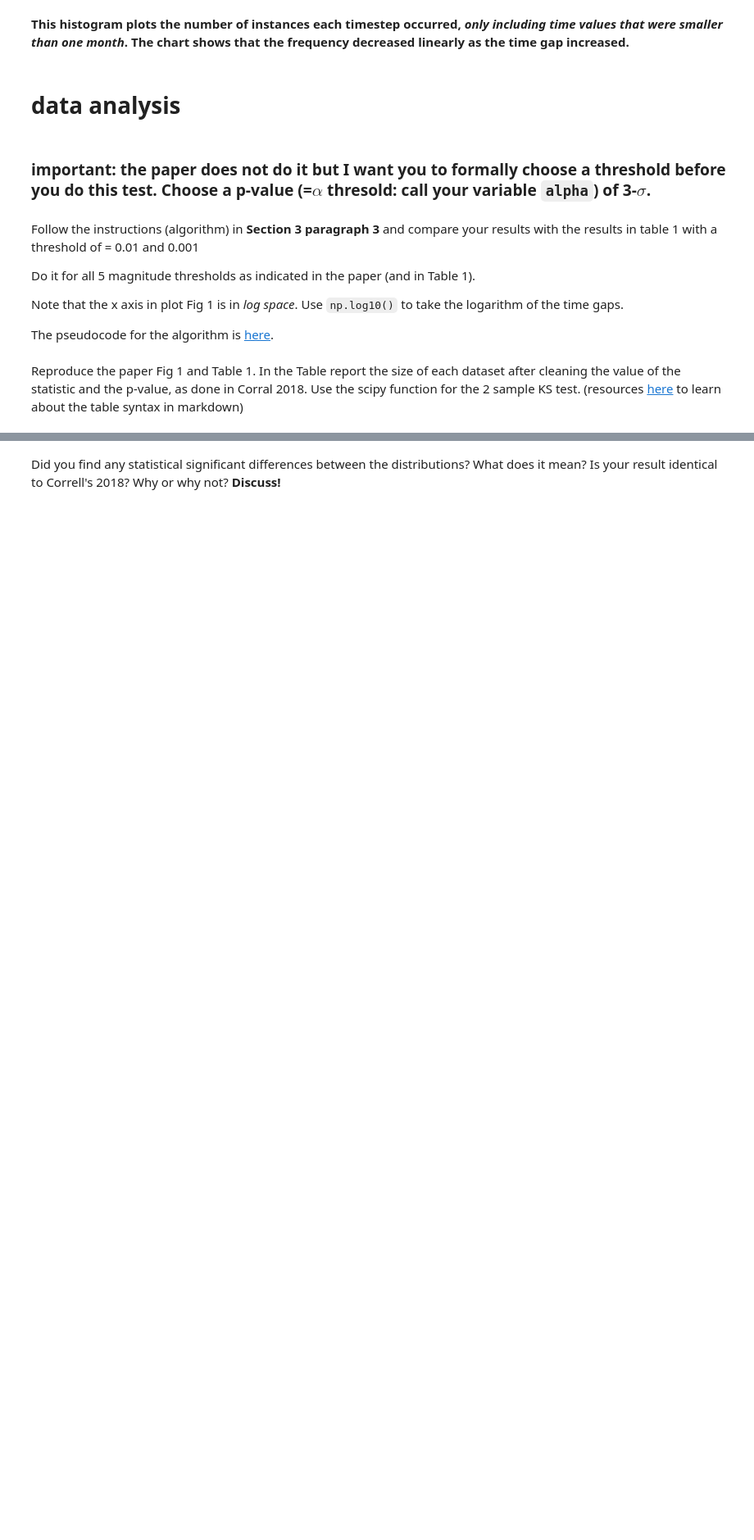
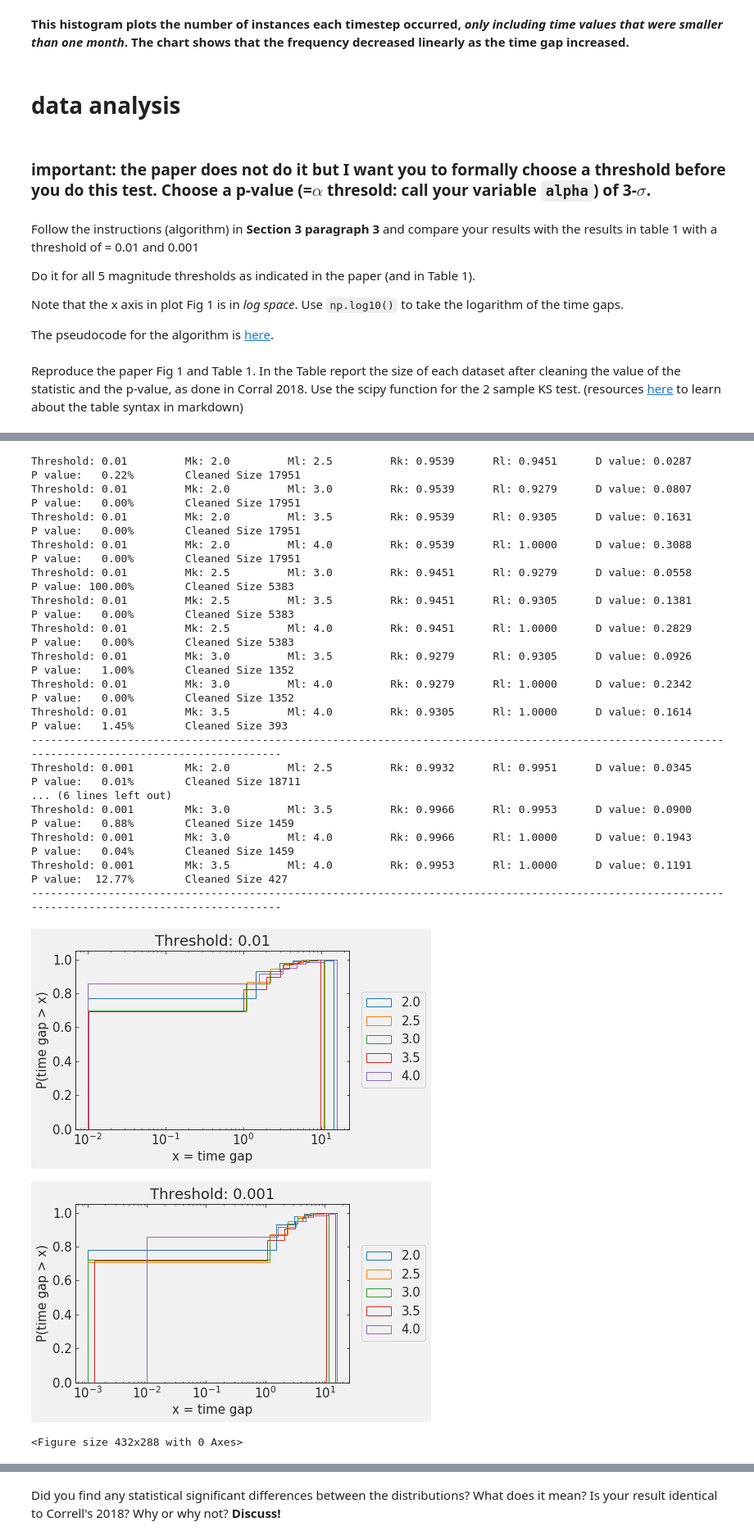
Before and after one commit to DesiPilla/DSPS_dPilla, a Jupyter notebook: HW3/KS_earthquakes.ipynb, the cells around one changed output, grey strips where cells are left out. Shown at 82% size. Cells and saved outputs as stored; diff of their text form; code cells hidden in the pictures; blank space fills up the shorter version.

```diff
--- a/HW3/KS_earthquakes.ipynb
+++ b/HW3/KS_earthquakes.ipynb
@@ -363,28 +363,30 @@ rks = []
 rls = []
 ds = []
 ps = []
+xmks = []
+sizes = []
 
 for threshold in [0.01, 0.001]:
   for mk in [2.0, 2.5, 3.0, 3.5, 4.0]:
+
+
+    x_Mk = data[data['magnitude'] >= mk ]
+    for i in range(2):
+        Rk = 1 / x_Mk['gaps'].mean()
+        x_Mk = x_Mk[x_Mk['gaps']*Rk > threshold]
+        x_Mk['gaps'] = x_Mk['gaps']*Rk
+
     for ml in [2.0, 2.5, 3.0, 3.5, 4.0]:
       if mk >= ml:
         continue
 
-      x_Mk = data[data['magnitude'] >= mk ]
       x_Ml = data[data['magnitude'] >= ml ]
-
-
-      for i in range(1):
-        Rk = 1 / x_Mk['gaps'].mean()
-        x_Mk = x_Mk[x_Mk['gaps']*Rk > threshold]
-        x_Mk['gaps'] = x_Mk['gaps']*Rk
-
+      for i in range(2):
         Rl = 1 / x_Ml['gaps'].mean()
         x_Ml = x_Ml[x_Ml['gaps']*Rl > threshold]
         x_Ml['gaps'] = x_Ml['gaps']*Rl
 
-
-      d, p = sp.stats.ks_2samp(x_Mk['gaps'], x_Ml['gaps'])
+      d, p = sp.stats.ks_2samp(x_Mk['gaps'], x_Ml['gaps'], mode='auto')
       if mk < ml:
         stat = "D value"
 
@@ -398,11 +400,26 @@ for threshold in [0.01, 0.001]:
       rls += [round(Rl, 4)]
       ds += [round(d, 4)]
       ps += [round(p*100, 4)]
+      sizes += [len(x_Mk)]
 
 
-      #print("Threshold:", threshold, "\tMk:", mk, "\tMl:", ml, "\tRk", '%.4f' % (Rk), "\tRl", '%.4f' % (Rl), "\tD value", '%.4f' % (d), "\tP value", '%.4f percent' % (p*100))
-  #print('------------------------------------------------------------------------------------------------------------------------------------')
+
+    xmks += [x_Mk['gaps']]
+    plt.hist(x_Mk['gaps'], normed=True, cumulative=True, label=str(mk), histtype='step')
+    plt.xscale('log')
+    plt.legend(loc='right', bbox_to_anchor=(1.3, 0.5))
+    plt.xlabel('x = time gap')
+    plt.ylabel('P(time gap > x)')
+    plt.title('Threshold: ' + str(threshold))
+  pl.figure();
+
+for i in range(len(mks) // 2):
+  print("Threshold:", ts[i], "\tMk:", mks[i], "\tMl:", mls[i], "\tRk:", '%.4f' % (rks[i]), "\tRl:", '%.4f' % (rls[i]), "\tD value:", '%.4f' % (ds[i]), "\tP value:", '%6.2f%%' % (ps[i]), "\tCleaned Size", sizes[i])
+print('---------------------------------------------------------------------------------------------------------------------------------------------------')
+
+for i in range(len(mks) // 2, len(mks)):
+  print("Threshold:", ts[i], "\tMk:", mks[i], "\tMl:", mls[i], "\tRk:", '%.4f' % (rks[i]), "\tRl:", '%.4f' % (rls[i]), "\tD value:", '%.4f' % (ds[i]), "\tP value:", '%6.2f%%' % (ps[i]), "\tCleaned Size", sizes[i])
+print('---------------------------------------------------------------------------------------------------------------------------------------------------')
 
 a = pd.DataFrame({"Thresholds" : ts, "Mk" : mks, "Ml" : mls, "Rk" : rks, "Rls" : rls, "D" : ds, "P (%)" : ps})
-a
 # %% [output]
@@ -425,0 +428,20 @@ a
+Threshold: 0.01         Mk: 2.0         Ml: 2.5         Rk: 0.9539      Rl: 0.9451      D value: 0.0287         P value:   0.22%        Cleaned Size 17951
+Threshold: 0.01         Mk: 2.0         Ml: 3.0         Rk: 0.9539      Rl: 0.9279      D value: 0.0807         P value:   0.00%        Cleaned Size 17951
+Threshold: 0.01         Mk: 2.0         Ml: 3.5         Rk: 0.9539      Rl: 0.9305      D value: 0.1631         P value:   0.00%        Cleaned Size 17951
+Threshold: 0.01         Mk: 2.0         Ml: 4.0         Rk: 0.9539      Rl: 1.0000      D value: 0.3088         P value:   0.00%        Cleaned Size 17951
+Threshold: 0.01         Mk: 2.5         Ml: 3.0         Rk: 0.9451      Rl: 0.9279      D value: 0.0558         P value: 100.00%        Cleaned Size 5383
+Threshold: 0.01         Mk: 2.5         Ml: 3.5         Rk: 0.9451      Rl: 0.9305      D value: 0.1381         P value:   0.00%        Cleaned Size 5383
+Threshold: 0.01         Mk: 2.5         Ml: 4.0         Rk: 0.9451      Rl: 1.0000      D value: 0.2829         P value:   0.00%        Cleaned Size 5383
+Threshold: 0.01         Mk: 3.0         Ml: 3.5         Rk: 0.9279      Rl: 0.9305      D value: 0.0926         P value:   1.00%        Cleaned Size 1352
+Threshold: 0.01         Mk: 3.0         Ml: 4.0         Rk: 0.9279      Rl: 1.0000      D value: 0.2342         P value:   0.00%        Cleaned Size 1352
+Threshold: 0.01         Mk: 3.5         Ml: 4.0         Rk: 0.9305      Rl: 1.0000      D value: 0.1614         P value:   1.45%        Cleaned Size 393
+---------------------------------------------------------------------------------------------------------------------------------------------------
+Threshold: 0.001        Mk: 2.0         Ml: 2.5         Rk: 0.9932      Rl: 0.9951      D value: 0.0345         P value:   0.01%        Cleaned Size 18711
+... (6 lines left out)
+Threshold: 0.001        Mk: 3.0         Ml: 3.5         Rk: 0.9966      Rl: 0.9953      D value: 0.0900         P value:   0.88%        Cleaned Size 1459
+Threshold: 0.001        Mk: 3.0         Ml: 4.0         Rk: 0.9966      Rl: 1.0000      D value: 0.1943         P value:   0.04%        Cleaned Size 1459
+Threshold: 0.001        Mk: 3.5         Ml: 4.0         Rk: 0.9953      Rl: 1.0000      D value: 0.1191         P value:  12.77%        Cleaned Size 427
+---------------------------------------------------------------------------------------------------------------------------------------------------
+[figure, added]
+[figure, added]
+<Figure size 432x288 with 0 Axes>
```
Also changed, not shown: parts of 5 cells of this notebook.
